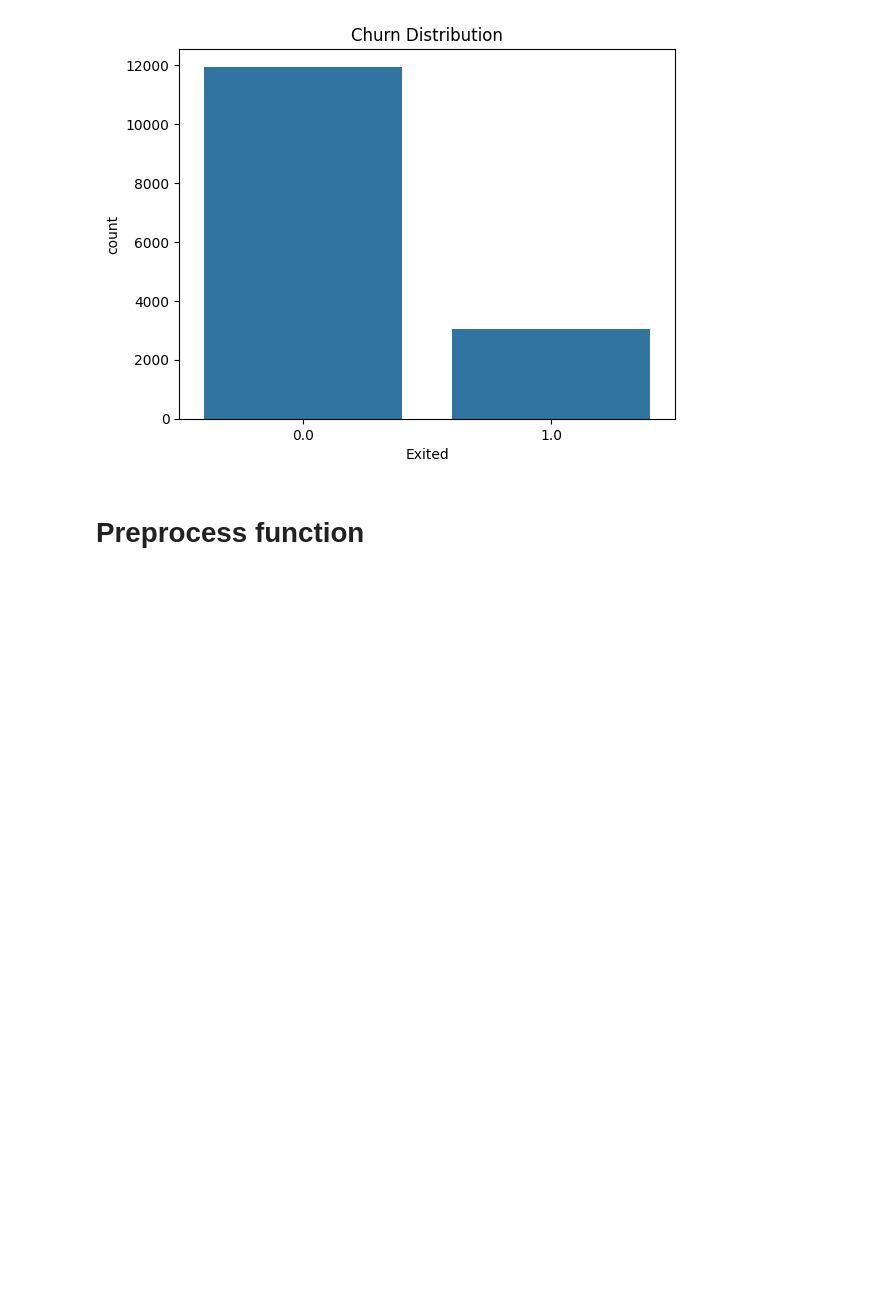
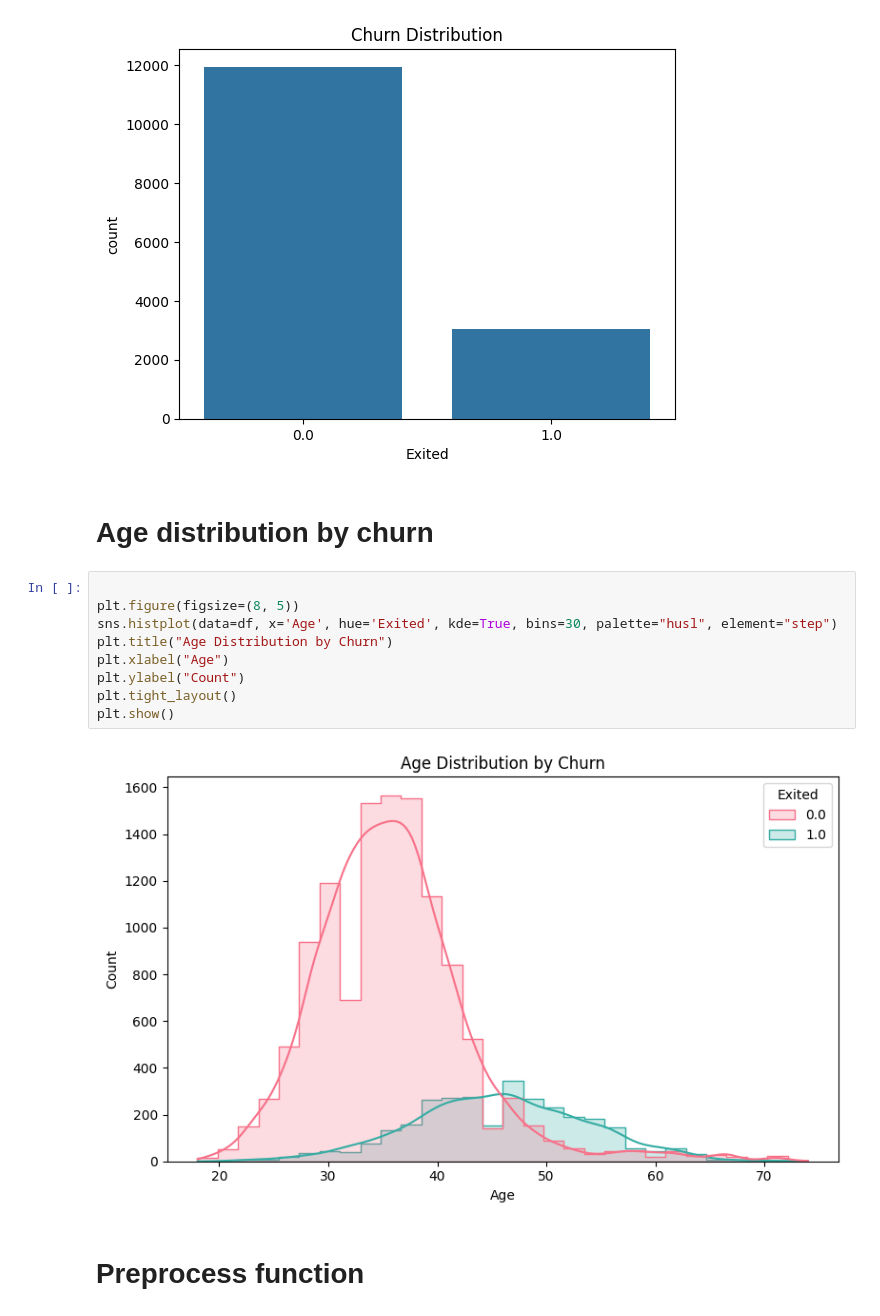
Before and after one commit to hasithaPerera2002/bank-customer-churn, a Jupyter notebook: notebooks/logistic_model.ipynb, the cells around one changed output. Cells and saved outputs as stored; diff of their text form; blank space fills up the shorter version.

```diff
--- a/notebooks/logistic_model.ipynb
+++ b/notebooks/logistic_model.ipynb
@@ -54,6 +72,19 @@ plt.title('Churn Distribution')
 plt.show()
 # %% [output]
 [figure]
+# %% [markdown]
+# Age distribution by churn
+# %%
+
+plt.figure(figsize=(8, 5))
+sns.histplot(data=df, x='Age', hue='Exited', kde=True, bins=30, palette="husl", element="step")
+plt.title("Age Distribution by Churn")
+plt.xlabel("Age")
+plt.ylabel("Count")
+plt.tight_layout()
+plt.show()
+# %% [output]
+[figure, added]
 # %% [markdown]
 # Preprocess function
 # %%
```
Also changed, not shown: parts of 39 cells of this notebook, 4 other files.
